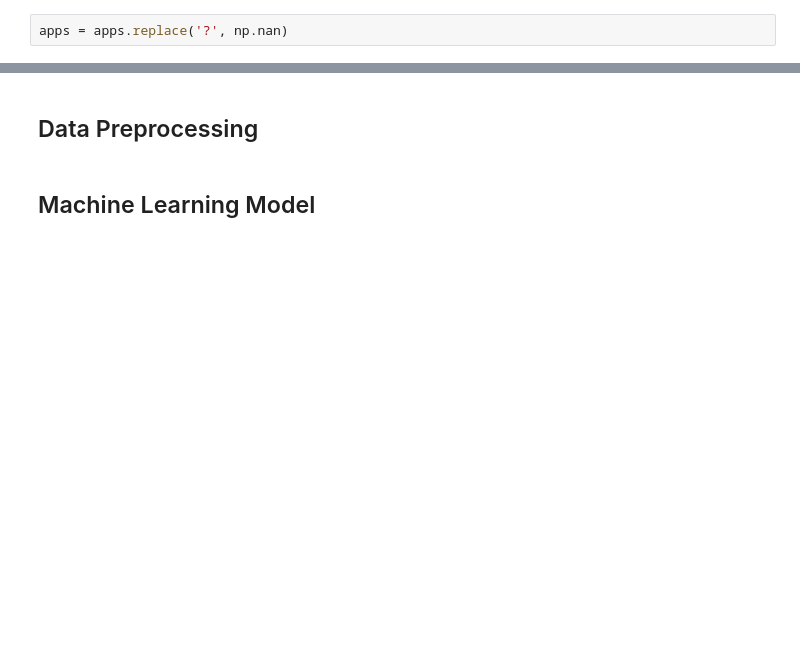
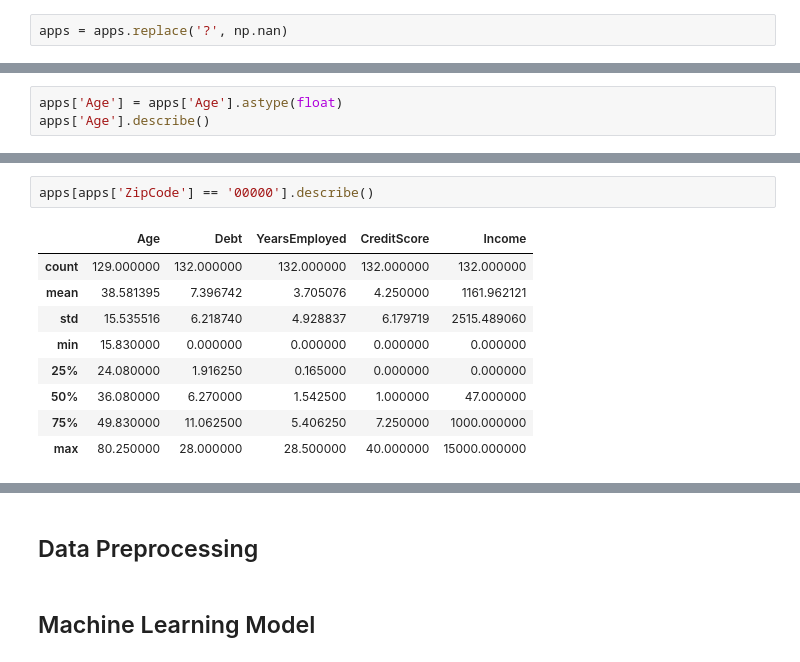
Before and after one commit to nvbergen/DC_project_CC_apps, a Jupyter notebook: Code/Credit approval Project.ipynb, the cells around one changed output, grey strips where cells are left out. Saved outputs shown, nothing was run; the diff lists cells and outputs as text; blank space fills up the shorter version.

```diff
--- a/Code/Credit approval Project.ipynb
+++ b/Code/Credit approval Project.ipynb
@@ -306,0 +302,3 @@ for col in apps.columns:
+# %%
+apps['Age'] = apps['Age'].astype(float)
+apps['Age'].describe()
@@ -306,0 +535,12 @@ for col in apps.columns:
+# %%
+apps[apps['ZipCode'] == '00000'].describe()
+# %% [output]
+|  | Age | Debt | YearsEmployed | CreditScore | Income |
+| count | 129.000000 | 132.000000 | 132.000000 | 132.000000 | 132.000000 |
+| mean | 38.581395 | 7.396742 | 3.705076 | 4.250000 | 1161.962121 |
+| std | 15.535516 | 6.218740 | 4.928837 | 6.179719 | 2515.489060 |
+| min | 15.830000 | 0.000000 | 0.000000 | 0.000000 | 0.000000 |
+| 25% | 24.080000 | 1.916250 | 0.165000 | 0.000000 | 0.000000 |
+| 50% | 36.080000 | 6.270000 | 1.542500 | 1.000000 | 47.000000 |
+| 75% | 49.830000 | 11.062500 | 5.406250 | 7.250000 | 1000.000000 |
+| max | 80.250000 | 28.000000 | 28.500000 | 40.000000 | 15000.000000 |
```
Also changed, not shown: parts of 63 cells of this notebook.
